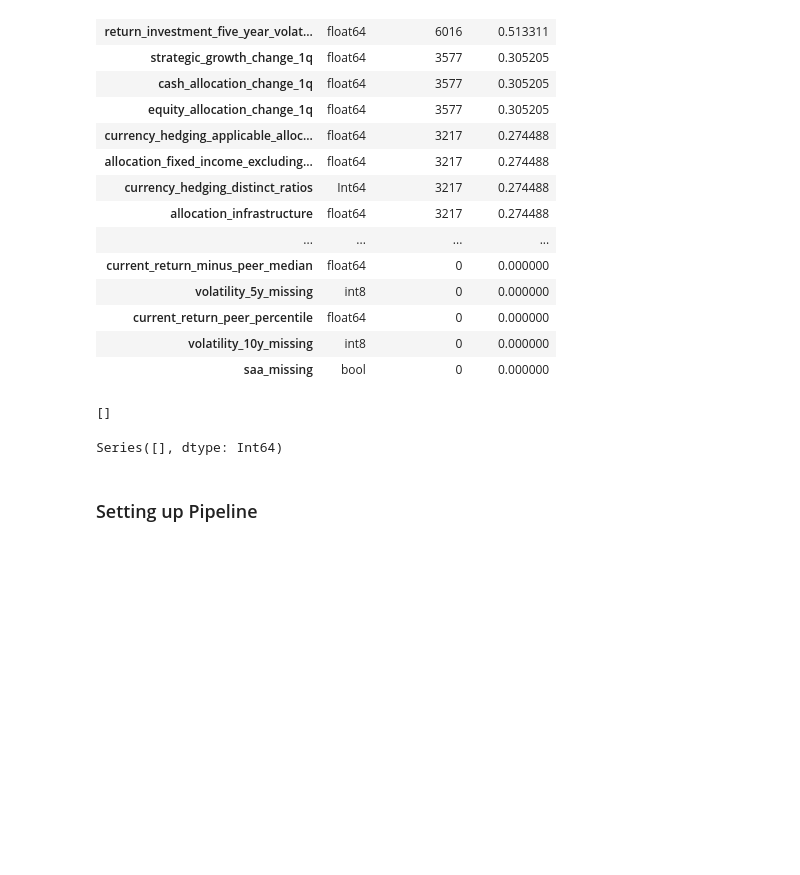
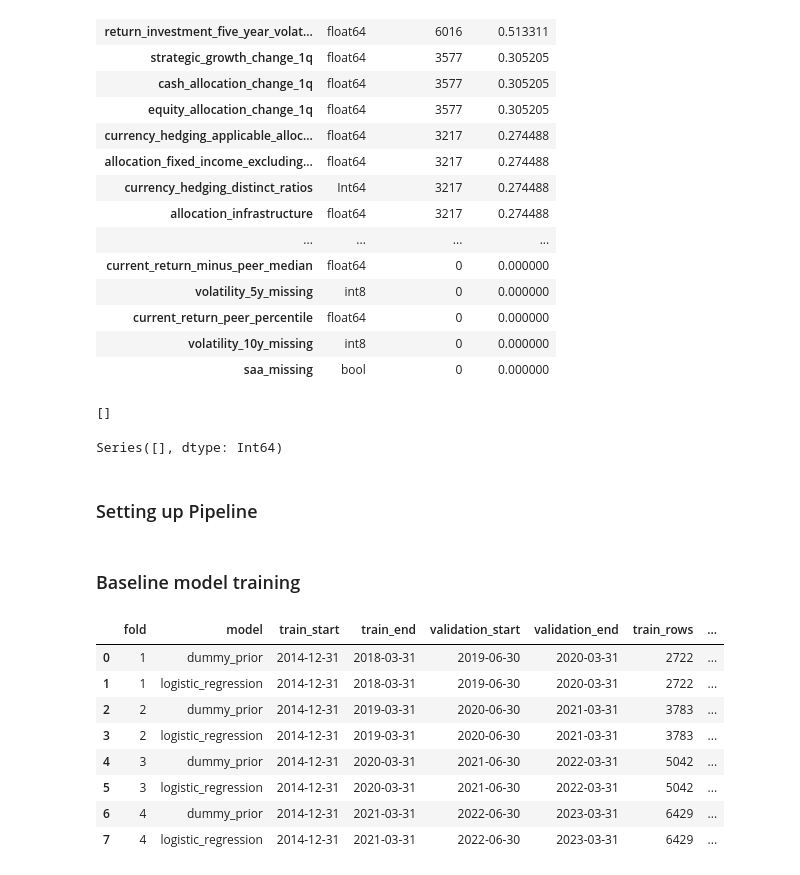
Before and after one commit to terra9/superannuation-performance-early-warning, a Jupyter notebook: notebooks/baseline_modelling.ipynb, the cells around one changed output. Drawn from its saved outputs; the diff is of its cells as text; code cells hidden in the pictures; blank space fills up the shorter version.

Commit message:
Updated baseline_modelling.ipynb: Trained initial baseline models consists of DummyClassifier and Logistic Regression model.

```diff
--- a/notebooks/baseline_modelling.ipynb
+++ b/notebooks/baseline_modelling.ipynb
@@ -645,0 +757,11 @@ from sklearn.linear_model import LogisticRegression
+# %%
+# put 2 models into a dictionary
+baseline_models = {
+    "dummy_prior":
+        dummy_pipeline,
+
+    "logistic_regression":
+        logistic_pipeline,
+}
+# %% [markdown]
+### Baseline model training
@@ -645,0 +874,16 @@ from sklearn.linear_model import LogisticRegression
+# %%
+fold_results = pd.DataFrame(
+    fold_results
+)
+
+fold_results
+# %% [output]
+|  | fold | model | train_start | train_end | validation_start | validation_end | train_rows | ... |
+| 0 | 1 | dummy_prior | 2014-12-31 | 2018-03-31 | 2019-06-30 | 2020-03-31 | 2722 | ... |
+| 1 | 1 | logistic_regression | 2014-12-31 | 2018-03-31 | 2019-06-30 | 2020-03-31 | 2722 | ... |
+| 2 | 2 | dummy_prior | 2014-12-31 | 2019-03-31 | 2020-06-30 | 2021-03-31 | 3783 | ... |
+| 3 | 2 | logistic_regression | 2014-12-31 | 2019-03-31 | 2020-06-30 | 2021-03-31 | 3783 | ... |
+| 4 | 3 | dummy_prior | 2014-12-31 | 2020-03-31 | 2021-06-30 | 2022-03-31 | 5042 | ... |
+| 5 | 3 | logistic_regression | 2014-12-31 | 2020-03-31 | 2021-06-30 | 2022-03-31 | 5042 | ... |
+| 6 | 4 | dummy_prior | 2014-12-31 | 2021-03-31 | 2022-06-30 | 2023-03-31 | 6429 | ... |
+| 7 | 4 | logistic_regression | 2014-12-31 | 2021-03-31 | 2022-06-30 | 2023-03-31 | 6429 | ... |
```
Also changed, not shown: parts of 7 cells of this notebook.
